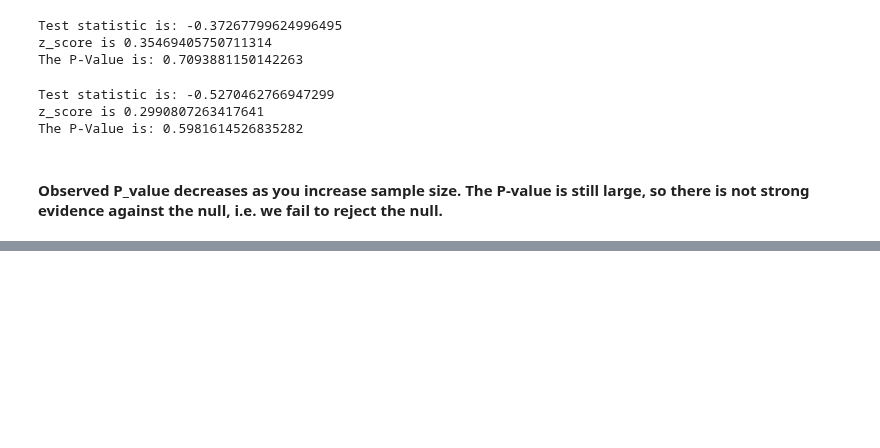
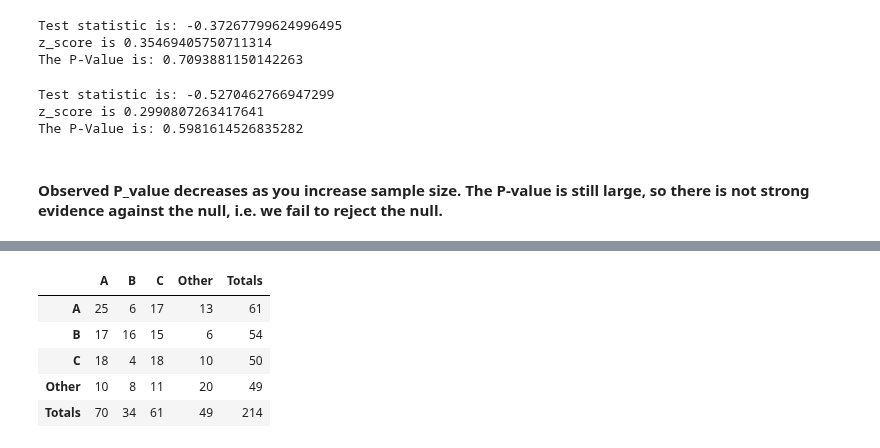
Before and after one commit to jtdocter27/Engineering-Probability---Statistics, a Jupyter notebook: Hypothesis_Testing.ipynb, the cells around one changed output, grey strips where cells are left out. Saved outputs shown, nothing was run; the diff lists cells and outputs as text; code cells hidden in the pictures; blank space fills up the shorter version.

```diff
--- a/Hypothesis_Testing.ipynb
+++ b/Hypothesis_Testing.ipynb
@@ -229,0 +234,4 @@ The P-Value is: 0.5981614526835282
+# %%
+i = ['A', 'B', 'C', 'Other']
+data = {'A': pd.Series([25, 17, 18, 10], index = [i]), 'B': pd.Series([6, 16, 4, 8], index = [i]), 'C': pd.Series([17, 15, 18, 11], index = [i]), 'Other': pd.Series([13, 6, 10, 20], index = [i])}
+grades_df = pd.DataFrame(data)
@@ -229,0 +246,4 @@ The P-Value is: 0.5981614526835282
+# %%
+#Finding Expected frequences
+r_sums = grades_df.sum(axis=1)
+print('Row Sums', r_sums)
@@ -229,0 +256,3 @@ The P-Value is: 0.5981614526835282
+# %%
+grades_df['Totals'] = r_sums.values
+grades_df
@@ -229,0 +265,11 @@ The P-Value is: 0.5981614526835282
+# %%
+c_sums = grades_df.sum(axis = 0)
+c_sums
+grades_df
+# %% [output]
+|  | A | B | C | Other | Totals |
+| A | 25 | 6 | 17 | 13 | 61 |
+| B | 17 | 16 | 15 | 6 | 54 |
+| C | 18 | 4 | 18 | 10 | 50 |
+| Other | 10 | 8 | 11 | 20 | 49 |
+| Totals | 70 | 34 | 61 | 49 | 214 |
```
Also changed, not shown: parts of 18 cells of this notebook.
